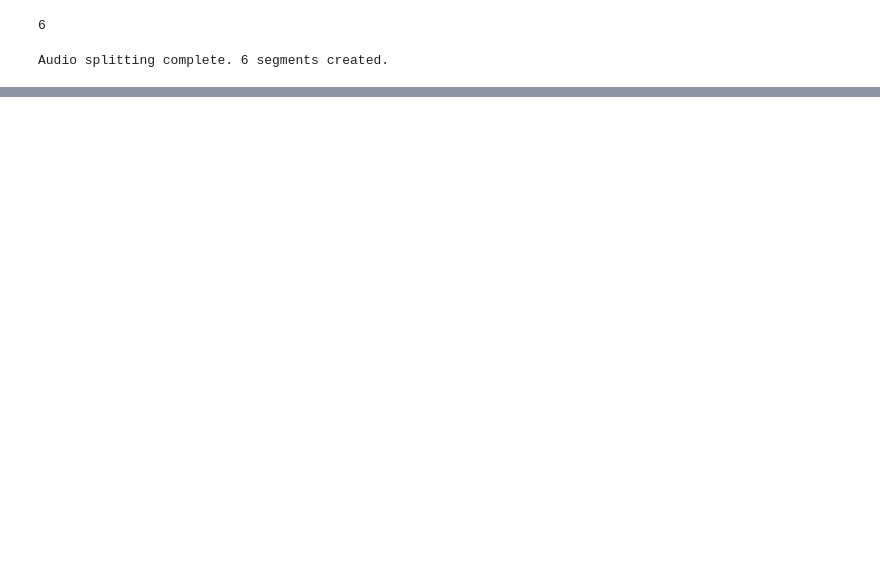
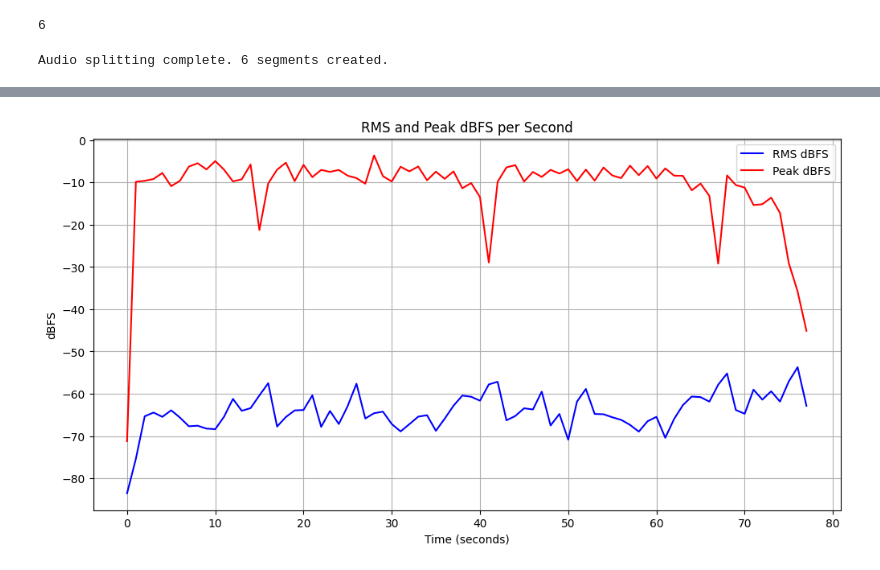
Before and after one commit to jaeyiii/Psalter-Editor, a Jupyter notebook: segments.ipynb, the cells around one changed output, grey strips where cells are left out. Drawn from its saved outputs; the diff is of its cells as text; code cells hidden in the pictures; blank space fills up the shorter version.

Commit message:
update the data with other functions

```diff
--- a/segments.ipynb
+++ b/segments.ipynb
@@ -3,14 +3,16 @@ from pydub import AudioSegment
 from pydub.silence import split_on_silence
 # %%
 # Now you can load the audio file
-audio = AudioSegment.from_file("Psalter/71. The Fearlessness of Faith.mp3", format="mp3")
+audio = AudioSegment.from_file("18. Complaint Against the Wicked.mp3", format="mp3")
 # %%
 # `min_silence_len` sets the minimum duration of silence to consider (in milliseconds)
 # `silence_thresh` sets the volume threshold below which audio is considered silence
 # Set parameters
-silence_thresh = -39  # Adjust this threshold as needed
-min_silence_duration = 1000  # Minimum silence duration in milliseconds
-min_segment_length = 500  # Minimum segment length in milliseconds
+silence_thresh = -41 # Adjust this threshold as needed
+\
+min_silence_duration = 700  # Minimum silence duration in milliseconds
+min_segment_length = 500  # Minimum segment length in mill"iseconds
+
 
 # Split audio into segments based on silence
 segments = split_on_silence(
@@ -37,9 +51,9 @@ Audio splitting complete. 6 segments created.
 # Export combined segments
 if segments:
     output_file = f"soundclip/combined_segments.mp3"
-    segments[0] = segments[0].fade_out(200)
-    segments[1] = segments[1].fade_out(200)
-    segments[-1] = segments[-1].fade_out(200)
+    segments[0] = segments[0].fade_out(300)
+    segments[1] = segments[1].fade_out(300)
+    segments[-1] = segments[-1].fade_out(300)
     combined_segment = segments[0] + AudioSegment.silent(duration=700) + segments[1] + AudioSegment.silent(duration=700) + segments[1] + AudioSegment.silent(duration=1000) + segments[-1]
 
     combined_segment.export(output_file, format="mp3")
@@ -58,0 +121,45 @@ The duration of the first segment is 38.238 seconds.
+# %%
+import numpy as np
+import matplotlib.pyplot as plt
+from pydub import AudioSegment
+
+# Now you can load the audio file
+audio = AudioSegment.from_file("Psalter/412. The Exaltation of God.mp3", format="mp3")
+
+sample_rate = audio.frame_rate
+duration = len(audio) // 1000  # Duration in seconds
+
+dbfs_per_second = []
+
+for second in range(duration):
+    start_time = second * 1000  # Convert seconds to milliseconds
+    end_time = (second + 1) * 1000  # End time of the current second
+    segment = audio[start_time:end_time]
+
+    # Calculate RMS and Peak levels for the current second
+    rms_level = np.sqrt(np.mean(np.square(segment.get_array_of_samples())))
+    peak_level = np.max(segment.get_array_of_samples())
+
+    # Convert RMS and Peak levels to dBFS
+    rms_dbfs = 20 * np.log10(rms_level / (2 ** 15))
+    peak_dbfs = 20 * np.log10(peak_level / (2 ** 15))
+
+    dbfs_per_second.append((second, rms_dbfs, peak_dbfs))
+
+# Unpack the data for plotting
+seconds, rms_values, peak_values = zip(*dbfs_per_second)
+
+# Create a plot
+plt.figure(figsize=(12, 6))
+plt.plot(seconds, rms_values, label='RMS dBFS', color='blue')
+plt.plot(seconds, peak_values, label='Peak dBFS', color='red')
+plt.xlabel('Time (seconds)')
+plt.ylabel('dBFS')
+plt.title('RMS and Peak dBFS per Second')
+plt.legend()
+
+# Show the plot
+plt.grid()
+plt.show()
+# %% [output]
+[figure, added]
```
Also changed, not shown: parts of 6 cells of this notebook.
